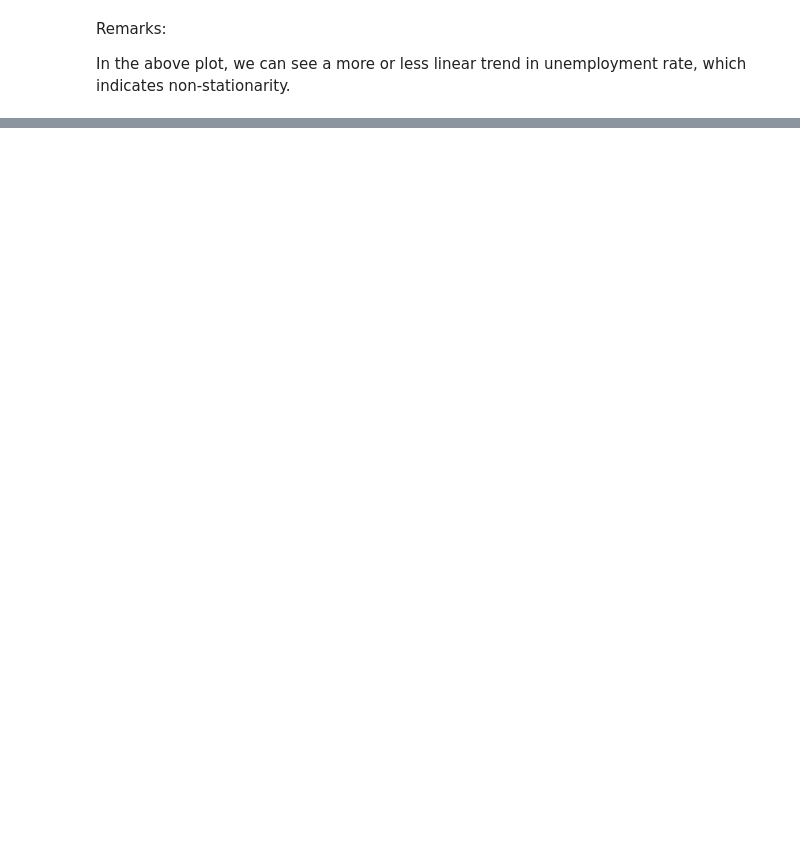
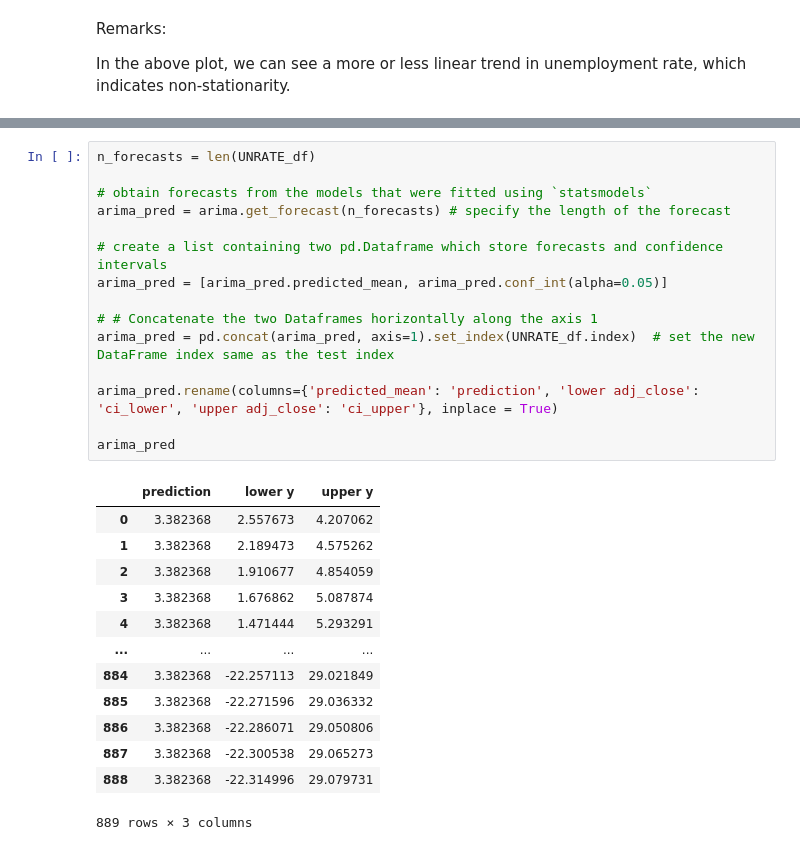
Before and after one commit to hllee0519/rmsc6007, a Jupyter notebook: asm2.ipynb, the cells around one changed output, grey strips where cells are left out. Saved outputs shown, nothing was run; the diff lists cells and outputs as text; blank space fills up the shorter version.

```diff
--- a/asm2.ipynb
+++ b/asm2.ipynb
@@ -195,0 +322,29 @@ plt.show()
+# %%
+n_forecasts = len(UNRATE_df)
+
+# obtain forecasts from the models that were fitted using `statsmodels`
+arima_pred = arima.get_forecast(n_forecasts) # specify the length of the forecast
+
+# create a list containing two pd.Dataframe which store forecasts and confidence intervals
+arima_pred = [arima_pred.predicted_mean, arima_pred.conf_int(alpha=0.05)]
+
+# # Concatenate the two Dataframes horizontally along the axis 1
+arima_pred = pd.concat(arima_pred, axis=1).set_index(UNRATE_df.index)  # set the new DataFrame index same as the test index
+
+arima_pred.rename(columns={'predicted_mean': 'prediction', 'lower adj_close': 'ci_lower', 'upper adj_close': 'ci_upper'}, inplace = True)
+
+arima_pred
+# %% [output]
+|  | prediction | lower y | upper y |
+| 0 | 3.382368 | 2.557673 | 4.207062 |
+| 1 | 3.382368 | 2.189473 | 4.575262 |
+| 2 | 3.382368 | 1.910677 | 4.854059 |
+| 3 | 3.382368 | 1.676862 | 5.087874 |
+| 4 | 3.382368 | 1.471444 | 5.293291 |
+| ... | ... | ... | ... |
+| 884 | 3.382368 | -22.257113 | 29.021849 |
+| 885 | 3.382368 | -22.271596 | 29.036332 |
+| 886 | 3.382368 | -22.286071 | 29.050806 |
+| 887 | 3.382368 | -22.300538 | 29.065273 |
+| 888 | 3.382368 | -22.314996 | 29.079731 |
+889 rows × 3 columns
```
Also changed, not shown: parts of 12 cells of this notebook, 1 other file.
